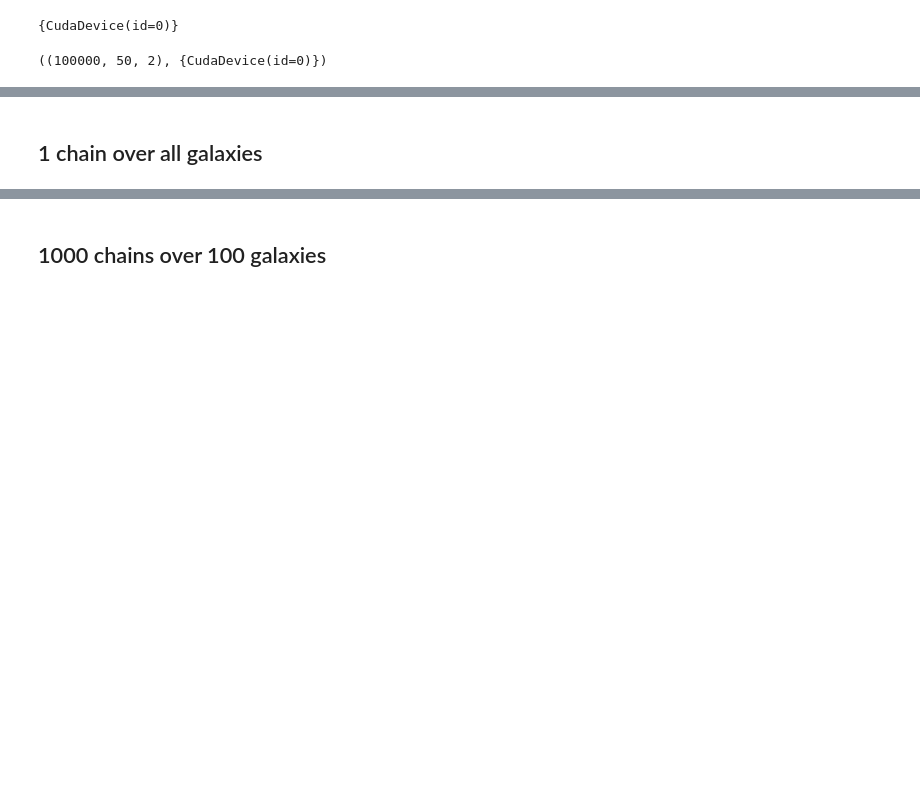
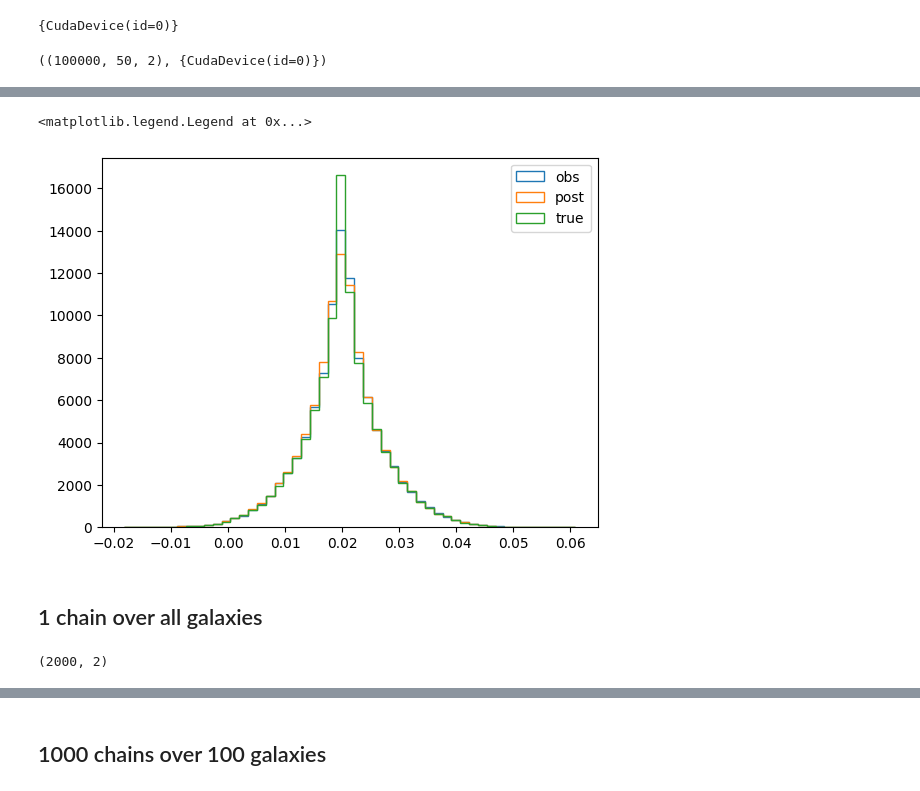
Before and after one commit to LSSTDESC/BPD, a Jupyter notebook: notebooks/is-shear-convergence.ipynb, the cells around one changed output, grey strips where cells are left out. Drawn from its saved outputs; the diff is of its cells as text; code cells hidden in the pictures; blank space fills up the shorter version.

```diff
--- a/notebooks/is-shear-convergence.ipynb
+++ b/notebooks/is-shear-convergence.ipynb
@@ -561,3 +583,11 @@ e_post_gpu.shape, e_post_gpu.devices()
+# %%
+_, bins, _ = plt.hist(e_obs[:, 0], bins=51, histtype='step', label='obs')
+plt.hist(e_post_gpu[:, 0, 0], bins=bins, histtype='step', label='post')
+plt.hist(e_sheared[:, 0], bins=bins, histtype='step', label='true')
+plt.legend()
+# %% [output]
+<matplotlib.legend.Legend at 0x...>
+[figure, added]
 # %% [markdown]
 ## 1 chain over all galaxies
 # %%
@@ -594,0 +628,6 @@ g_samples = do_inference2(k3, init_g, _logtarget, n_samples=1000)
+# %%
+g_samples2 = load_dataset_h5py('g_samples.hdf5')['g']
+# jnp.allclose(g_samples_loaded['g'], g_samples)
+g_samples2.shape
+# %% [output]
+(2000, 2)
```
Also changed, not shown: parts of 17 cells of this notebook.
